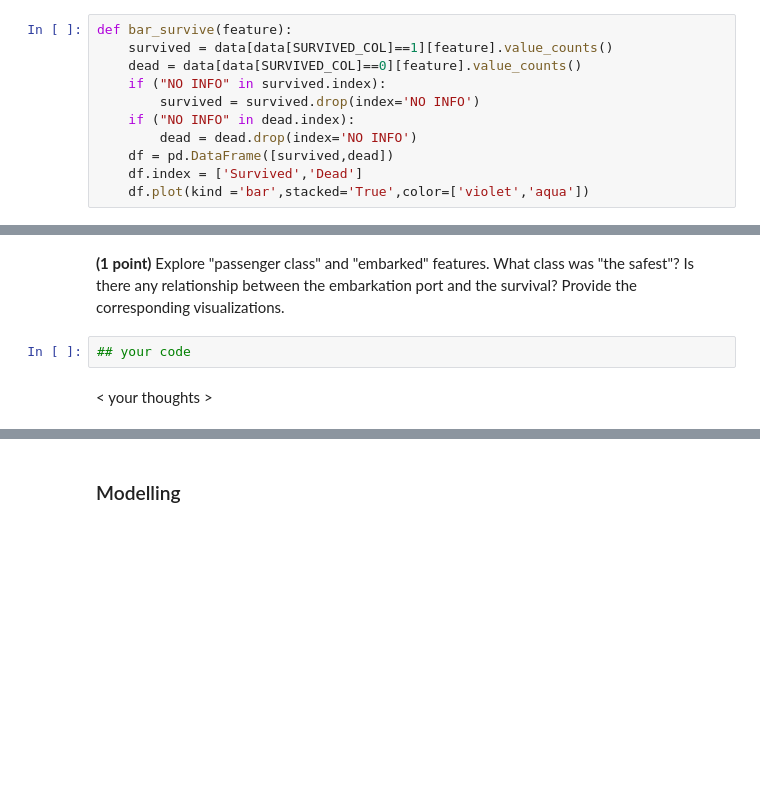
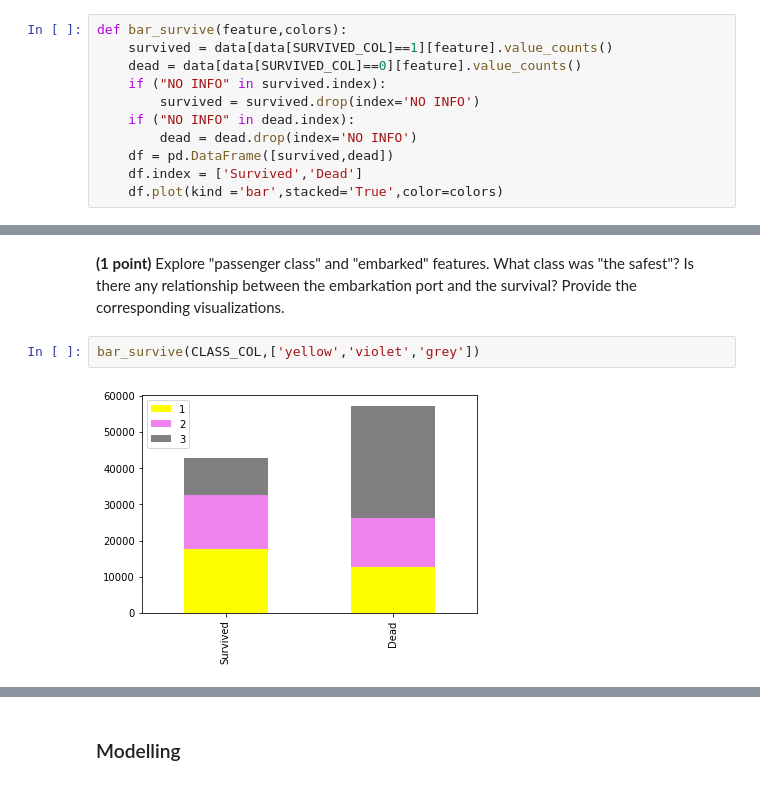
Before and after one commit to WioWio/ML-intro-Wio-2, a Jupyter notebook: hw_classification.ipynb, the cells around one changed output, grey strips where cells are left out. Cells and saved outputs as stored; diff of their text form; blank space fills up the shorter version.

```diff
--- a/hw_classification.ipynb
+++ b/hw_classification.ipynb
@@ -580,7 +580,7 @@ CABIN_COL = 'Cabin'
 PORT_COL = 'Embarked'
 STATUS_COL = 'Status'
 # %%
-def bar_survive(feature):
+def bar_survive(feature,colors):
     survived = data[data[SURVIVED_COL]==1][feature].value_counts()
     dead = data[data[SURVIVED_COL]==0][feature].value_counts()
     if ("NO INFO" in survived.index):
@@ -589,7 +589,7 @@ def bar_survive(feature):
         dead = dead.drop(index='NO INFO')
     df = pd.DataFrame([survived,dead])
     df.index = ['Survived','Dead']
-    df.plot(kind ='bar',stacked='True',color=['violet','aqua'])
+    df.plot(kind ='bar',stacked='True',color=colors)
 # %%
 data[SEX_COL].value_counts()
 # %% [output]
@@ -656,7 +656,7 @@ Passengers with age on [0,17]&[37,90] have more chanses to survive: amount of su
 Childrens survived because children and women are saving first of all. The people older than 37 are more wealthy therefore have more privilege to be saved.
 # %% [markdown]
 **(1 point)** Explore "passenger class" and "embarked" features. What class was "the safest"? Is there any relationship between the embarkation port and the survival? Provide the corresponding visualizations.
-# %%
-## your code
-# %% [markdown]
-< your thoughts >
+# %%
+bar_survive(CLASS_COL,['yellow','violet','grey'])
+# %% [output]
+[figure, added]
```
Also changed, not shown: parts of 3 cells of this notebook.
